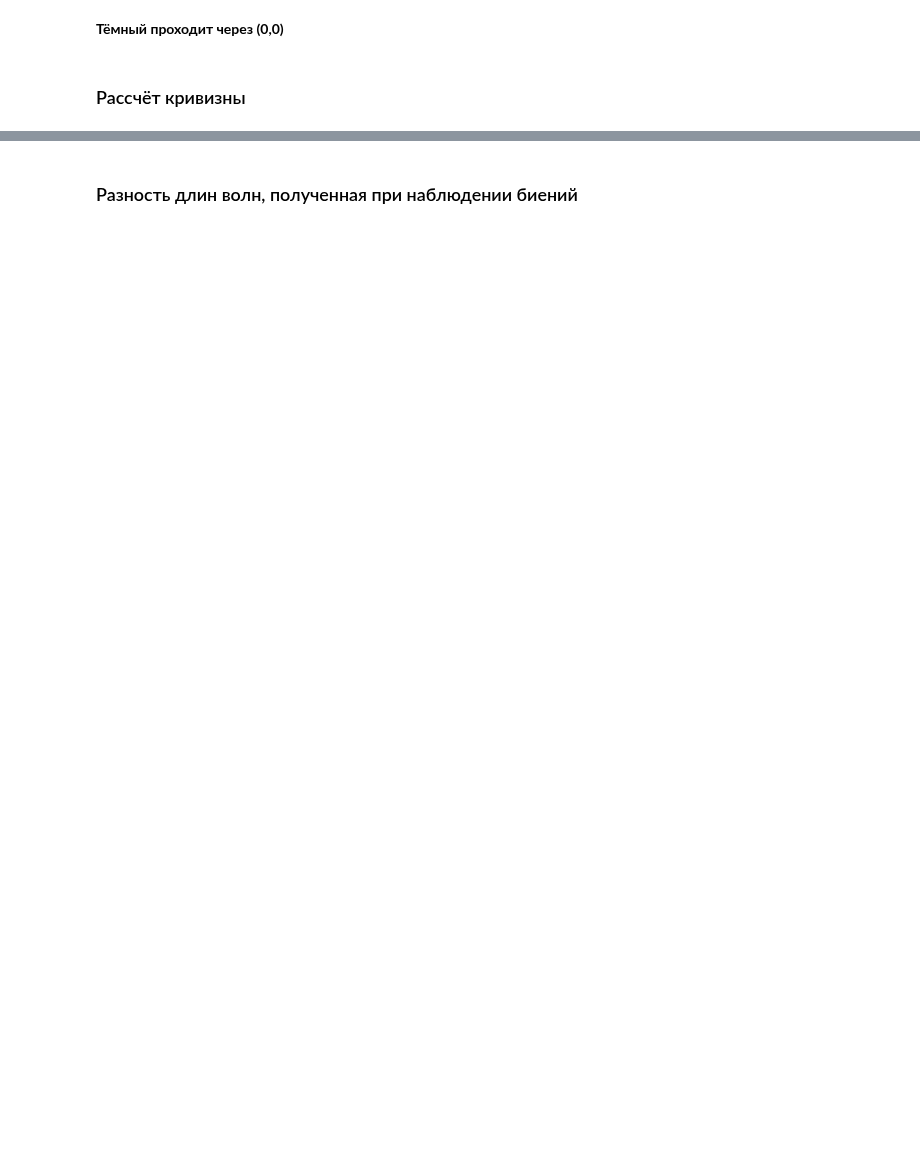
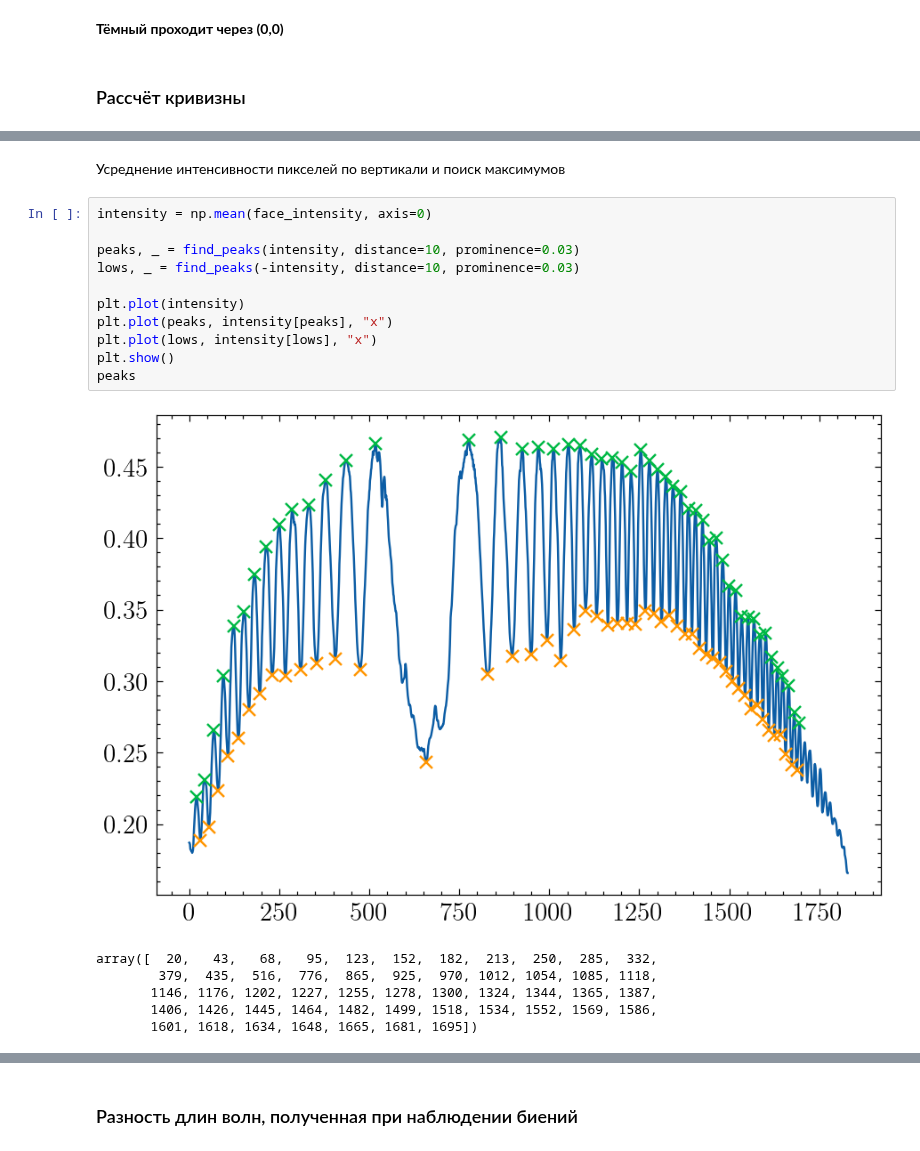
Before and after one commit to gleblug/experiment-automation, a Jupyter notebook: 4.2.1-hewton-rings/measurements.ipynb, the cells around one changed output, grey strips where cells are left out. Cells and saved outputs as stored; diff of their text form; blank space fills up the shorter version.

```diff
--- a/4.2.1-hewton-rings/measurements.ipynb
+++ b/4.2.1-hewton-rings/measurements.ipynb
@@ -87,0 +114,20 @@ R = 12.7 +- 0.9 мм
+# %% [markdown]
+Усреднение интенсивности пикселей по вертикали и поиск максимумов
+# %%
+intensity = np.mean(face_intensity, axis=0)
+
+peaks, _ = find_peaks(intensity, distance=10, prominence=0.03)
+lows, _ = find_peaks(-intensity, distance=10, prominence=0.03)
+
+plt.plot(intensity)
+plt.plot(peaks, intensity[peaks], "x")
+plt.plot(lows, intensity[lows], "x")
+plt.show()
+peaks
+# %% [output]
+[figure, added]
+array([  20,   43,   68,   95,  123,  152,  182,  213,  250,  285,  332,
+        379,  435,  516,  776,  865,  925,  970, 1012, 1054, 1085, 1118,
+       1146, 1176, 1202, 1227, 1255, 1278, 1300, 1324, 1344, 1365, 1387,
+       1406, 1426, 1445, 1464, 1482, 1499, 1518, 1534, 1552, 1569, 1586,
+       1601, 1618, 1634, 1648, 1665, 1681, 1695])
```
Also changed, not shown: parts of 26 cells of this notebook, 8 other files.
